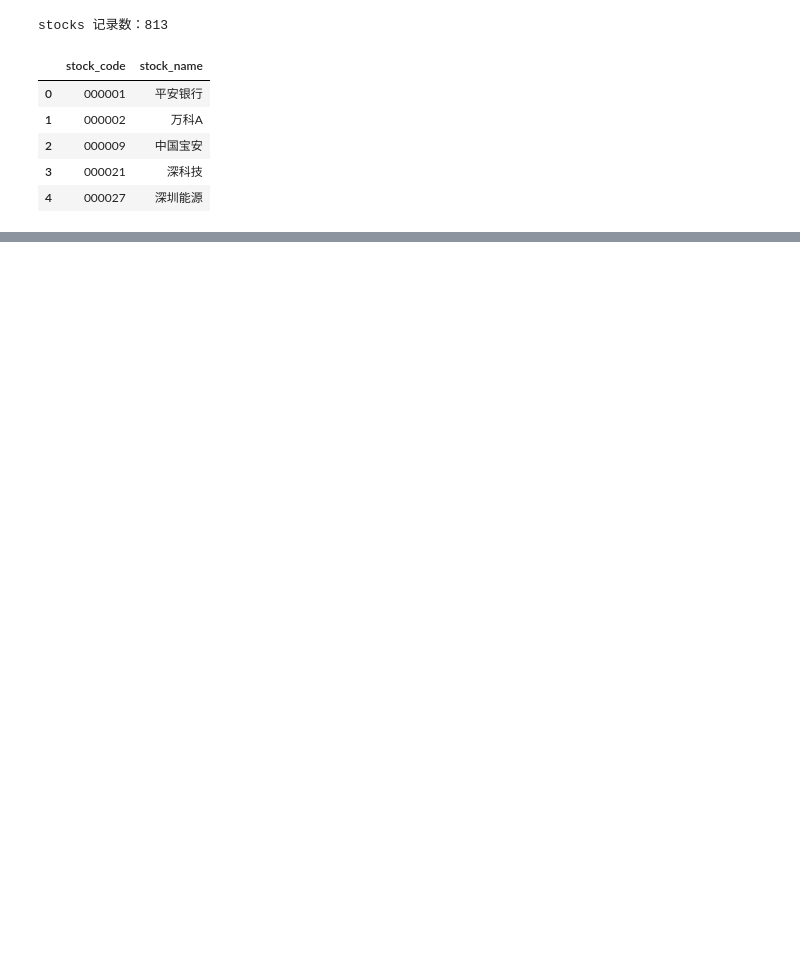
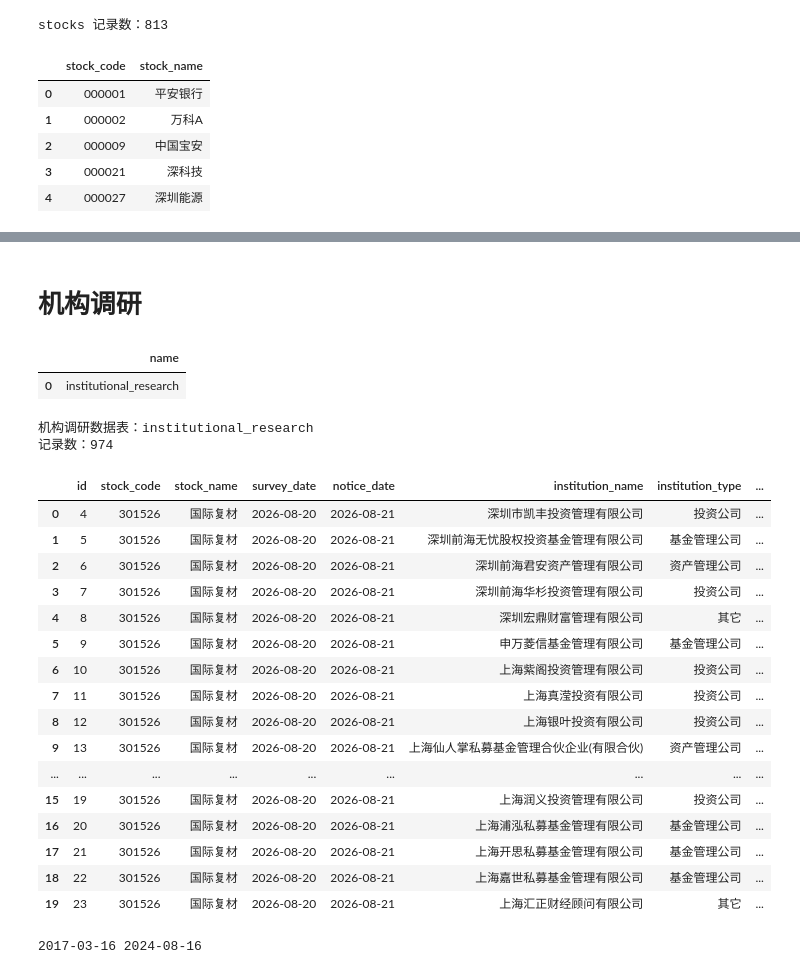
Before and after one commit to tcfh2016/institutional-holding-tracker, a Jupyter notebook: funcs-check.ipynb, the cells around one changed output, grey strips where cells are left out. Drawn from its saved outputs; the diff is of its cells as text; code cells hidden in the pictures; blank space fills up the shorter version.

Commit message:
change northbound to institutianl research

```diff
--- a/funcs-check.ipynb
+++ b/funcs-check.ipynb
@@ -587,0 +634,65 @@ connection.commit()
+# %% [markdown]
+# 机构调研
+# %%
+research_tables = pd.read_sql_query(
+    """
+    SELECT name
+    FROM sqlite_master
+    WHERE type = 'table'
+      AND (
+          name LIKE '%research%'
+          OR name LIKE '%institution%'
+          OR name LIKE '%调研%'
+      )
+    ORDER BY name
+    """,
+    connection,
+)
+
+display(research_tables)
+
+if not research_tables.empty:
+    research_table = research_tables.iloc[0]["name"]
+    research_count = connection.execute(
+        f"SELECT COUNT(*) FROM [{research_table}]"
+    ).fetchone()[0]
+
+    print(f"机构调研数据表：{research_table}")
+    print(f"记录数：{research_count}")
+
+    research_data = pd.read_sql_query(
+        f"SELECT * FROM [{research_table}] LIMIT 20",
+        connection,
+    )
+    display(research_data)
+else:
+    print("未找到机构调研数据表")
+# %% [output]
+|  | name |
+| 0 | institutional_research |
+机构调研数据表：institutional_research
+记录数：974
+|  | id | stock_code | stock_name | survey_date | notice_date | institution_name | institution_type | ... |
+| 0 | 4 | 301526 | 国际复材 | 2026-08-20 | 2026-08-21 | 深圳市凯丰投资管理有限公司 | 投资公司 | ... |
+| 1 | 5 | 301526 | 国际复材 | 2026-08-20 | 2026-08-21 | 深圳前海无忧股权投资基金管理有限公司 | 基金管理公司 | ... |
+| 2 | 6 | 301526 | 国际复材 | 2026-08-20 | 2026-08-21 | 深圳前海君安资产管理有限公司 | 资产管理公司 | ... |
+| 3 | 7 | 301526 | 国际复材 | 2026-08-20 | 2026-08-21 | 深圳前海华杉投资管理有限公司 | 投资公司 | ... |
+| 4 | 8 | 301526 | 国际复材 | 2026-08-20 | 2026-08-21 | 深圳宏鼎财富管理有限公司 | 其它 | ... |
+| 5 | 9 | 301526 | 国际复材 | 2026-08-20 | 2026-08-21 | 申万菱信基金管理有限公司 | 基金管理公司 | ... |
+| 6 | 10 | 301526 | 国际复材 | 2026-08-20 | 2026-08-21 | 上海紫阁投资管理有限公司 | 投资公司 | ... |
+| 7 | 11 | 301526 | 国际复材 | 2026-08-20 | 2026-08-21 | 上海真滢投资有限公司 | 投资公司 | ... |
+| 8 | 12 | 301526 | 国际复材 | 2026-08-20 | 2026-08-21 | 上海银叶投资有限公司 | 投资公司 | ... |
+| 9 | 13 | 301526 | 国际复材 | 2026-08-20 | 2026-08-21 | 上海仙人掌私募基金管理合伙企业(有限合伙) | 资产管理公司 | ... |
+| ... | ... | ... | ... | ... | ... | ... | ... | ... |
+| 15 | 19 | 301526 | 国际复材 | 2026-08-20 | 2026-08-21 | 上海润义投资管理有限公司 | 投资公司 | ... |
+| 16 | 20 | 301526 | 国际复材 | 2026-08-20 | 2026-08-21 | 上海浦泓私募基金管理有限公司 | 基金管理公司 | ... |
+| 17 | 21 | 301526 | 国际复材 | 2026-08-20 | 2026-08-21 | 上海开思私募基金管理有限公司 | 基金管理公司 | ... |
+| 18 | 22 | 301526 | 国际复材 | 2026-08-20 | 2026-08-21 | 上海嘉世私募基金管理有限公司 | 基金管理公司 | ... |
+| 19 | 23 | 301526 | 国际复材 | 2026-08-20 | 2026-08-21 | 上海汇正财经顾问有限公司 | 其它 | ... |
+# %%
+import akshare as ak
+
+df = ak.stock_hsgt_individual_em(symbol="000001")
+print(df["持股日期"].min(), df["持股日期"].max())
+# %% [output]
+2017-03-16 2024-08-16
```
Also changed, not shown: parts of 4 cells of this notebook, 11 other files.
